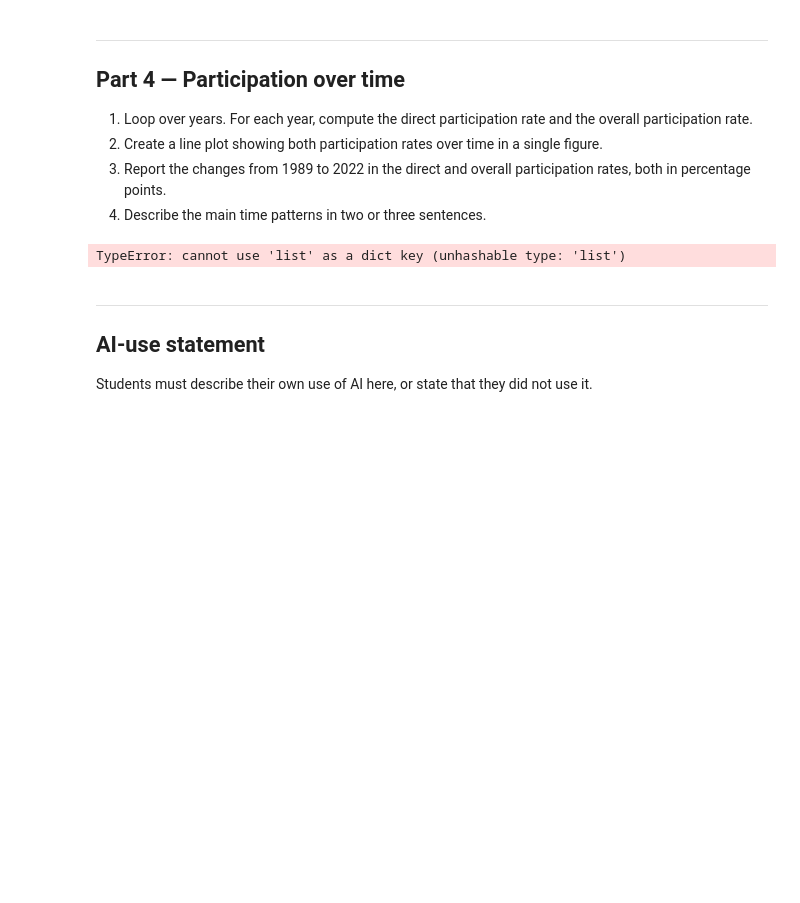
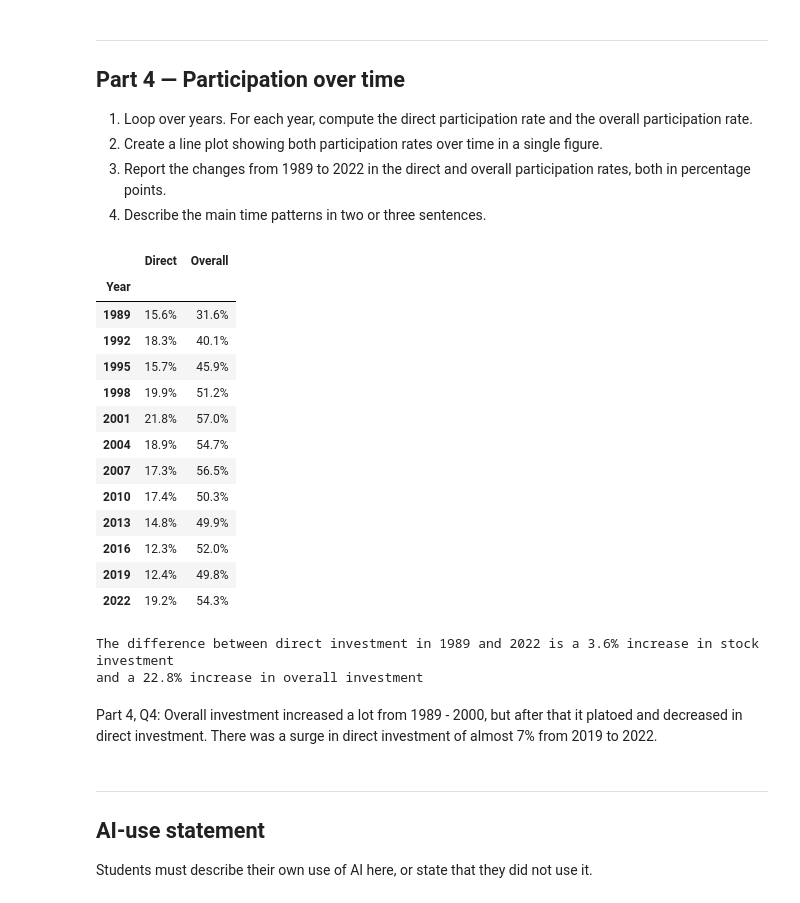
Before and after one commit to theokri105/TECH2-H26-assignment3, a Jupyter notebook: assignment3.ipynb, the cells around one changed output. Cells and saved outputs as stored; diff of their text form; code cells hidden in the pictures; blank space fills up the shorter version.

```diff
--- a/assignment3.ipynb
+++ b/assignment3.ipynb
@@ -297,23 +320,48 @@ fig.suptitle('Stock market participation by education')
 # %%
 years = df['year'].unique()
 
 
 yearly_p = []
 for year in years:
     temporary = df[df['year'] == year]
     direct_yrs = temporary['direct'].mean()
     overall_yrs = temporary['overall'].mean()
-    yearly_p.append({'year': year,
+    yearly_p.append({'Year': year,
                     'Direct':direct_yrs,
-                    'overall': overall_yrs})
+                    'Overall': overall_yrs})
 
 yearly_investment_rate = pd.DataFrame(yearly_p)
-yearly_investment_rate = yearly_investment_rate.set_index('year').style.format('{:.1%}') # I must remember to be careful with style.format as it does wierd things, but works nicely on the end
-yearly_investment_rate
-
-
-first = df[df['year'] == 1989].mean()
-first
+yearly_investment_rate = yearly_investment_rate.set_index('Year')
+yearly_investment_rate.style.format('{:.1%}') # I must remember to be careful with style.format as it does wierd things, but works nicely on the end as long as it is not on a defining line
 # %% [output]
-TypeError: cannot use 'list' as a dict key (unhashable type: 'list')
+|  | Direct | Overall |
+| Year |  |  |
+| 1989 | 15.6% | 31.6% |
+| 1992 | 18.3% | 40.1% |
+| 1995 | 15.7% | 45.9% |
+| 1998 | 19.9% | 51.2% |
+| 2001 | 21.8% | 57.0% |
+| 2004 | 18.9% | 54.7% |
+| 2007 | 17.3% | 56.5% |
+| 2010 | 17.4% | 50.3% |
+| 2013 | 14.8% | 49.9% |
+| 2016 | 12.3% | 52.0% |
+| 2019 | 12.4% | 49.8% |
+| 2022 | 19.2% | 54.3% |
+# %%
+latest = df[df['year'] == 2022][['direct', 'overall']].mean()
+first = df[df['year'] == 1989][['direct', 'overall']].mean()
+difference = latest - first
+
+diff1 = difference['direct']
+
+print(f'The difference between direct investment in 1989 and 2022 is a {difference['direct']:.1%}'
+      f' increase in stock investment\nand a {difference['overall']:.1%} increase in overall investment')
+# %% [output]
+The difference between direct investment in 1989 and 2022 is a 3.6% increase in stock investment
+and a 22.8% increase in overall investment
+# %% [markdown]
+Part 4, Q4:
+Overall investment increased a lot from 1989 - 2000, but after that it platoed and decreased in direct investment.
+There was a surge in direct investment of almost 7% from 2019 to 2022.
 # %% [markdown]
```
Also changed, not shown: parts of 7 cells of this notebook.
